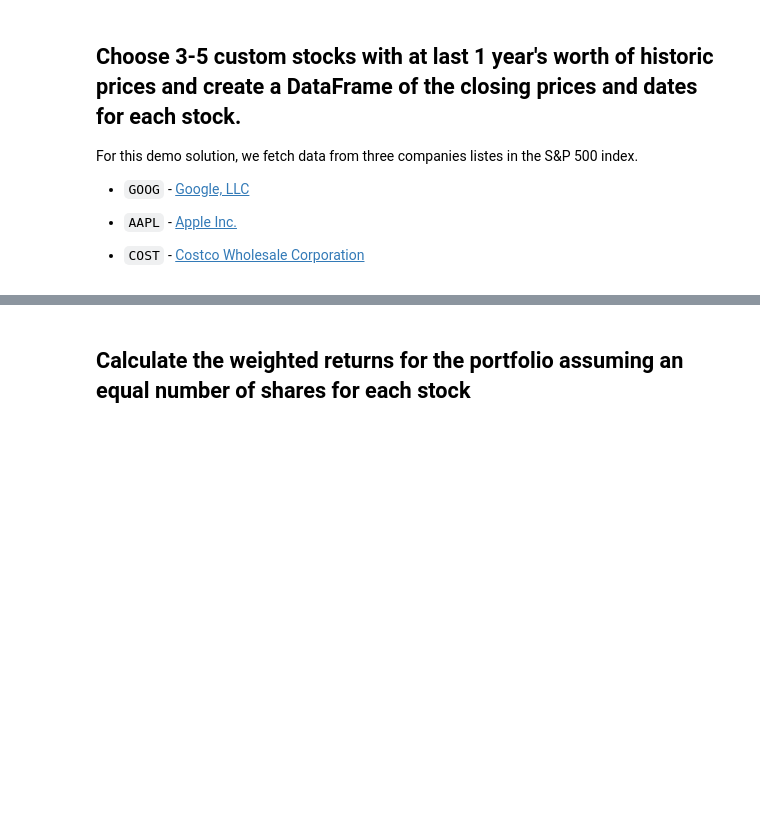
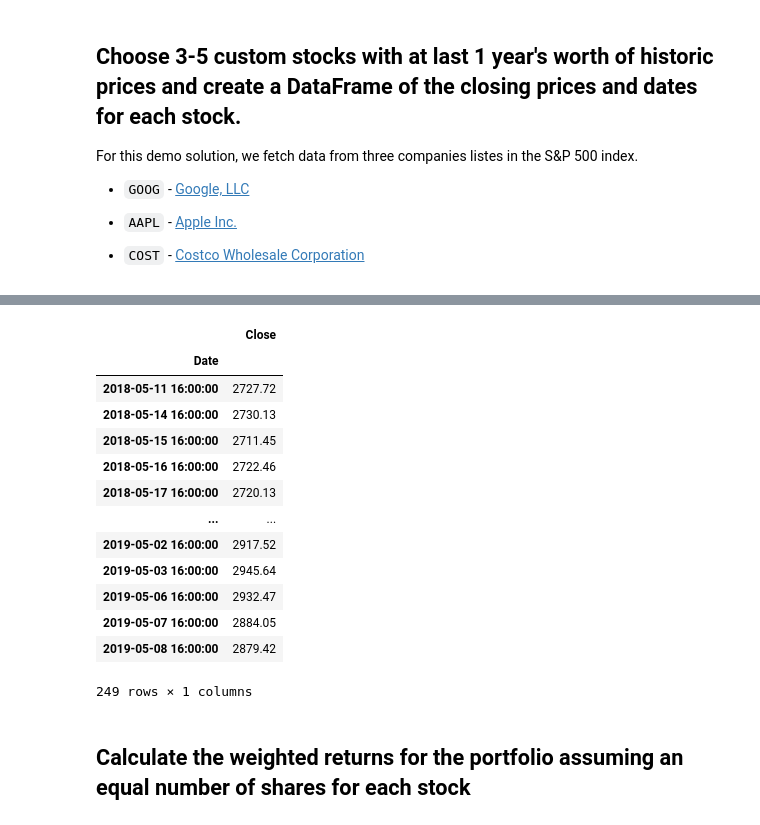
Before and after one commit to iAmSeanzie/WhaleOfAProject, a Jupyter notebook: whale_analysis.ipynb, the cells around one changed output, grey strips where cells are left out. Drawn from its saved outputs; the diff is of its cells as text; code cells hidden in the pictures; blank space fills up the shorter version.

```diff
--- a/whale_analysis.ipynb
+++ b/whale_analysis.ipynb
@@ -467,2 +493,22 @@ For this demo solution, we fetch data from three companies listes in the S&P 500
+# %%
+#import SPX info from Google Sheets
+csv_spx = Path('Resources/SPX.csv')
+spx = pd.read_csv(csv_spx, index_col="Date", infer_datetime_format=True, parse_dates=True)
+spx
+# %% [output]
+|  | Close |
+| Date |  |
+| 2018-05-11 16:00:00 | 2727.72 |
+| 2018-05-14 16:00:00 | 2730.13 |
+| 2018-05-15 16:00:00 | 2711.45 |
+| 2018-05-16 16:00:00 | 2722.46 |
+| 2018-05-17 16:00:00 | 2720.13 |
+| ... | ... |
+| 2019-05-02 16:00:00 | 2917.52 |
+| 2019-05-03 16:00:00 | 2945.64 |
+| 2019-05-06 16:00:00 | 2932.47 |
+| 2019-05-07 16:00:00 | 2884.05 |
+| 2019-05-08 16:00:00 | 2879.42 |
+249 rows × 1 columns
 # %%
 # Combine all stocks in a single DataFrame
```
Also changed, not shown: parts of 12 cells of this notebook, 1 other file.
